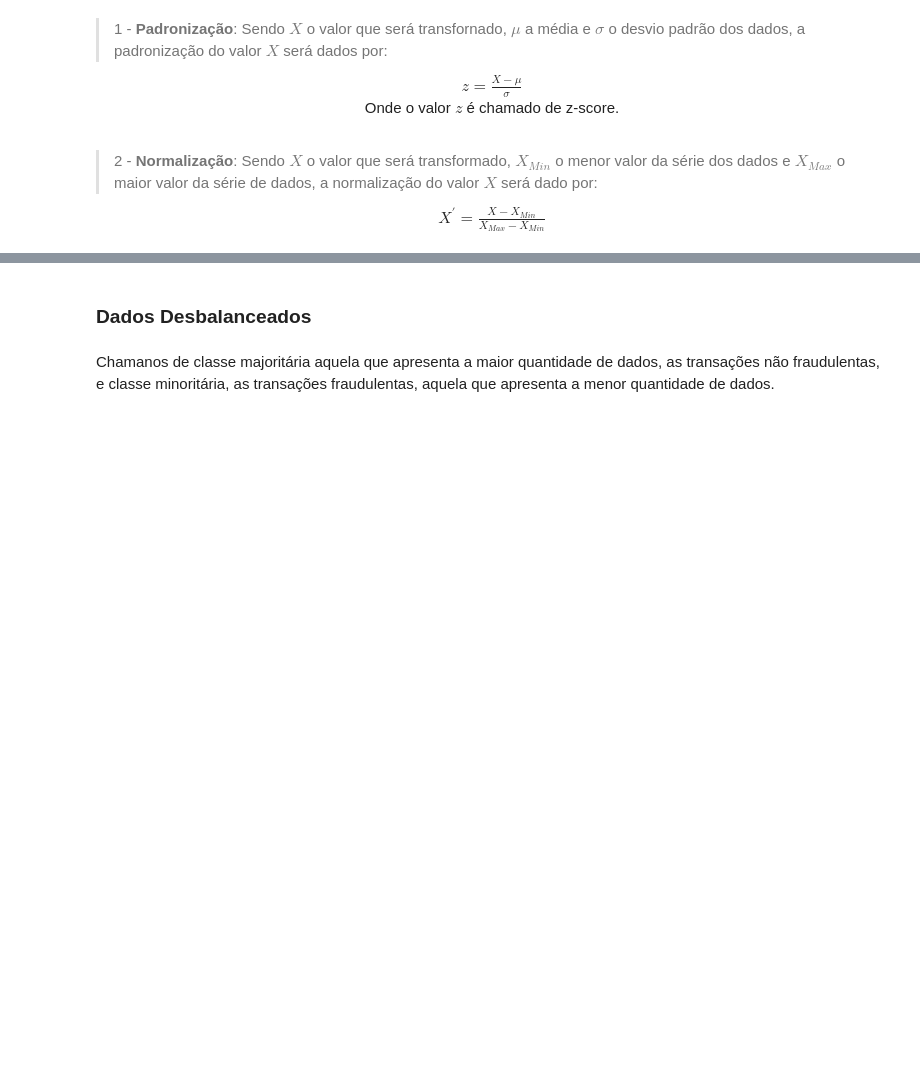
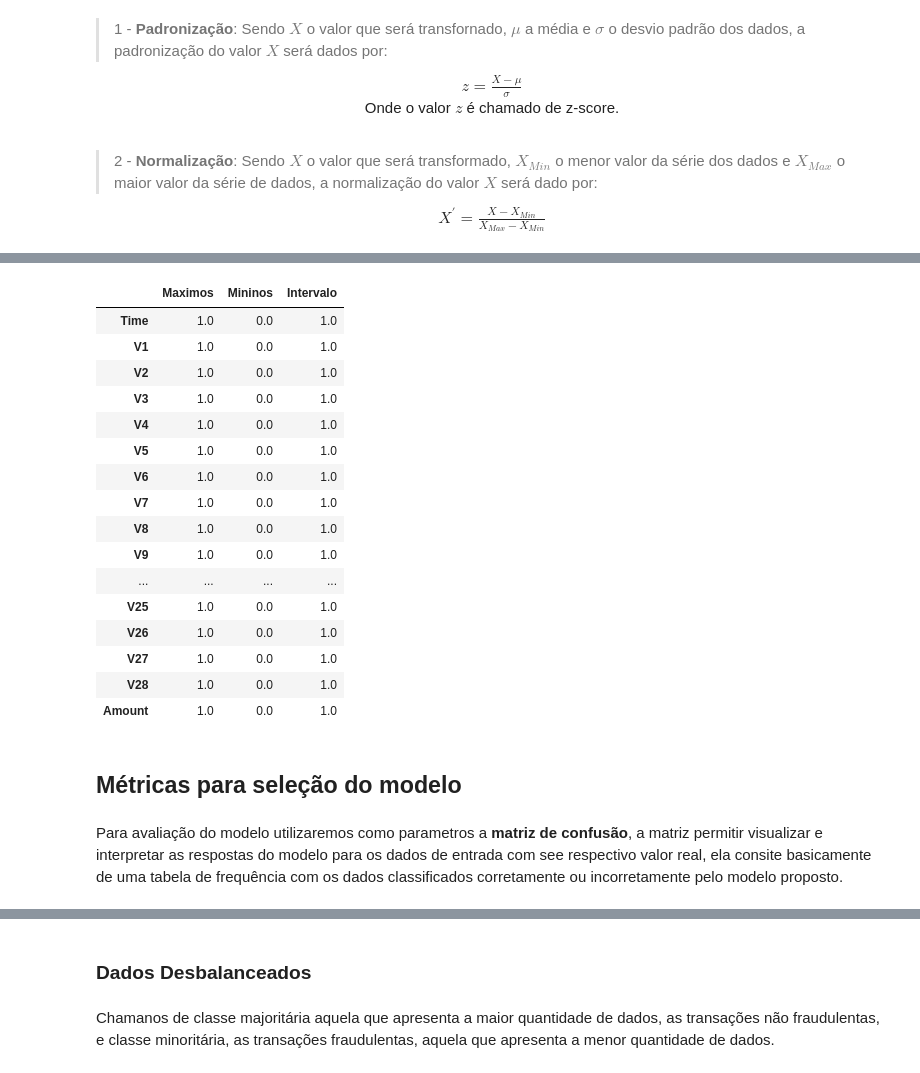
Before and after one commit to Mickael03/Data_Science_Projects, a Jupyter notebook: Credit_Card_Fraud_Detection.ipynb, the cells around one changed output, grey strips where cells are left out. Cells and saved outputs as stored; diff of their text form; code cells hidden in the pictures; blank space fills up the shorter version.

```diff
--- a/Credit_Card_Fraud_Detection.ipynb
+++ b/Credit_Card_Fraud_Detection.ipynb
@@ -141,0 +217,24 @@ padronizados.to_csv(push[:41] + "padronizados.csv", index = False)
+# %%
+intervalo(normalizados,index_excluir="Class")
+# %% [output]
+|  | Maximos | Mininos | Intervalo |
+| Time | 1.0 | 0.0 | 1.0 |
+| V1 | 1.0 | 0.0 | 1.0 |
+| V2 | 1.0 | 0.0 | 1.0 |
+| V3 | 1.0 | 0.0 | 1.0 |
+| V4 | 1.0 | 0.0 | 1.0 |
+| V5 | 1.0 | 0.0 | 1.0 |
+| V6 | 1.0 | 0.0 | 1.0 |
+| V7 | 1.0 | 0.0 | 1.0 |
+| V8 | 1.0 | 0.0 | 1.0 |
+| V9 | 1.0 | 0.0 | 1.0 |
+| ... | ... | ... | ... |
+| V25 | 1.0 | 0.0 | 1.0 |
+| V26 | 1.0 | 0.0 | 1.0 |
+| V27 | 1.0 | 0.0 | 1.0 |
+| V28 | 1.0 | 0.0 | 1.0 |
+| Amount | 1.0 | 0.0 | 1.0 |
+# %% [markdown]
+## Métricas para seleção do modelo
+# %% [markdown]
+Para avaliação do modelo utilizaremos como parametros a **matriz de confusão**, a matriz permitir visualizar e interpretar as respostas do modelo para os dados de entrada com see respectivo valor real, ela consite basicamente de uma tabela de frequência com os dados classificados corretamente ou incorretamente pelo modelo proposto.
```
Also changed, not shown: parts of 40 cells of this notebook.
